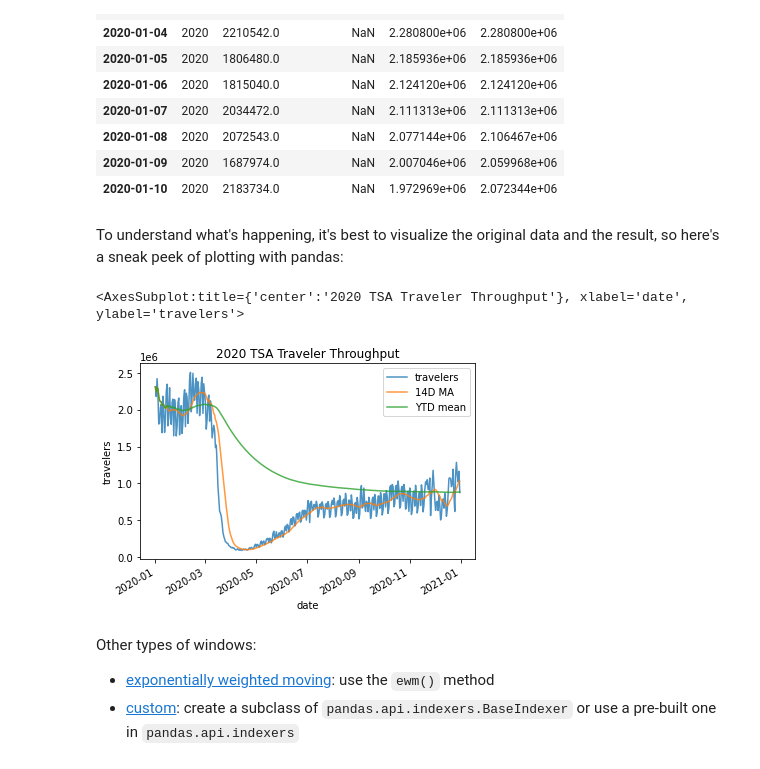
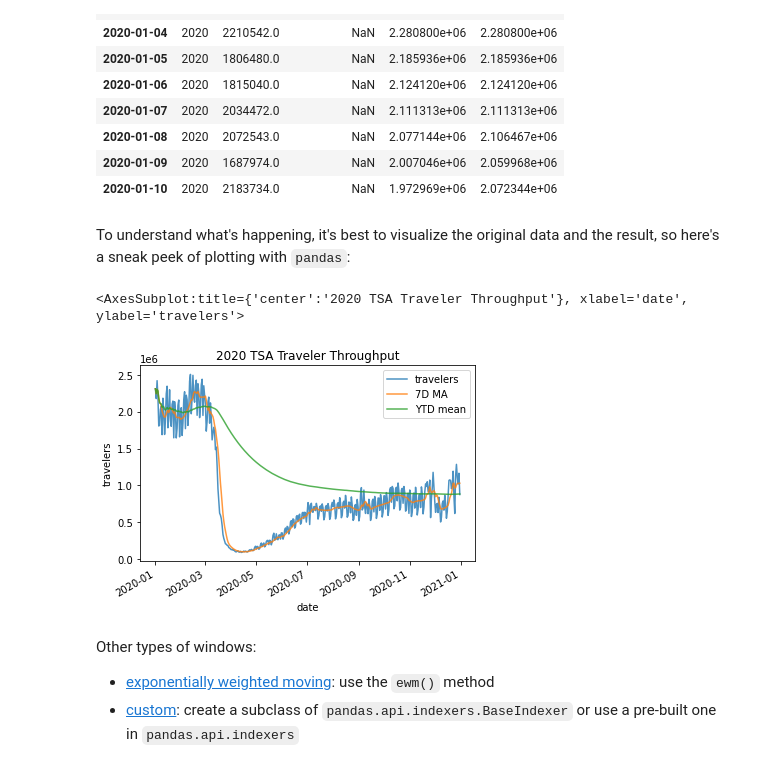
Before and after one commit to stefmolin/pandas-workshop, a Jupyter notebook: notebooks/2-data_wrangling.ipynb, the cells around one changed output. Cells and saved outputs as stored; diff of their text form; code cells hidden in the pictures.

Commit message:
Update window calculation plot

```diff
--- a/notebooks/2-data_wrangling.ipynb
+++ b/notebooks/2-data_wrangling.ipynb
@@ -660,18 +660,18 @@ tsa_melted_holiday_travel.loc['2020'].assign(
 | 2020-01-09 | 2020 | 1687974.0 | NaN | 2.007046e+06 | 2.059968e+06 |
 | 2020-01-10 | 2020 | 2183734.0 | NaN | 1.972969e+06 | 2.072344e+06 |
 # %% [markdown]
-To understand what's happening, it's best to visualize the original data and the result, so here's a sneak peek of plotting with pandas:
+To understand what's happening, it's best to visualize the original data and the result, so here's a sneak peek of plotting with `pandas`:
 # %%
 %matplotlib inline
 tsa_melted_holiday_travel.loc['2020'].assign(
     **{
-        '14D MA': lambda x: x.rolling('14D').travelers.mean(),
+        '7D MA': lambda x: x.rolling('7D').travelers.mean(),
         'YTD mean': lambda x: x.expanding().travelers.mean()
       }
 ).plot(title='2020 TSA Traveler Throughput', ylabel='travelers', alpha=0.8)
 # %% [output]
 <AxesSubplot:title={'center':'2020 TSA Traveler Throughput'}, xlabel='date', ylabel='travelers'>
-[figure, old version]
+[figure, new version]
 # %% [markdown]
 Other types of windows:
 - [exponentially weighted moving](https://pandas.pydata.org/pandas-docs/stable/reference/api/pandas.DataFrame.ewm.html): use the `ewm()` method
```
Also changed, not shown: parts of 5 cells of this notebook, 1 other file.
